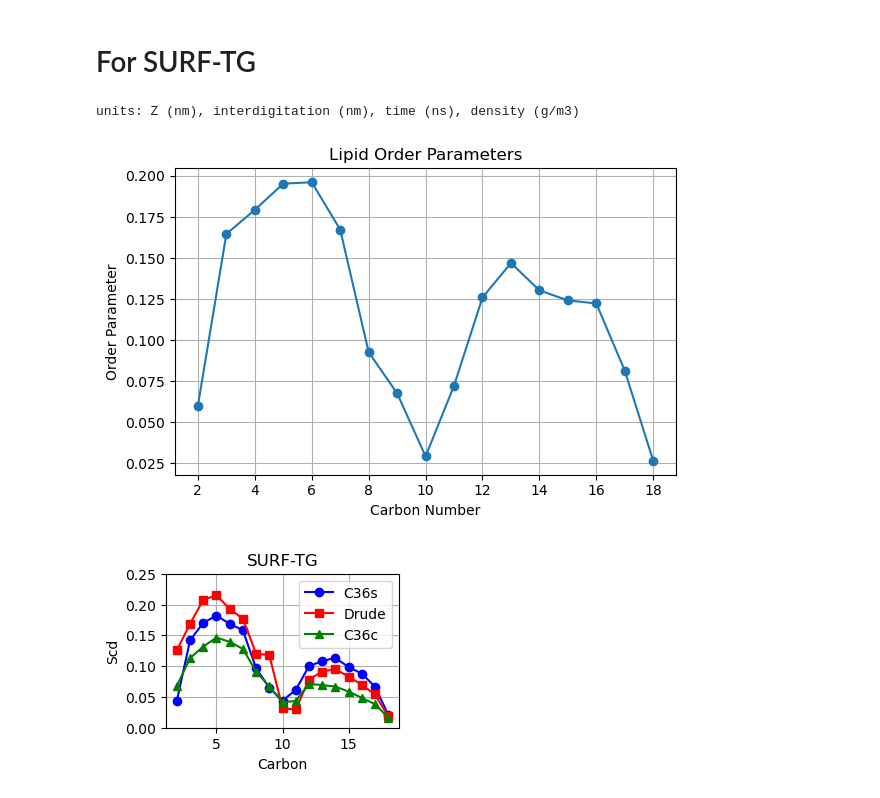
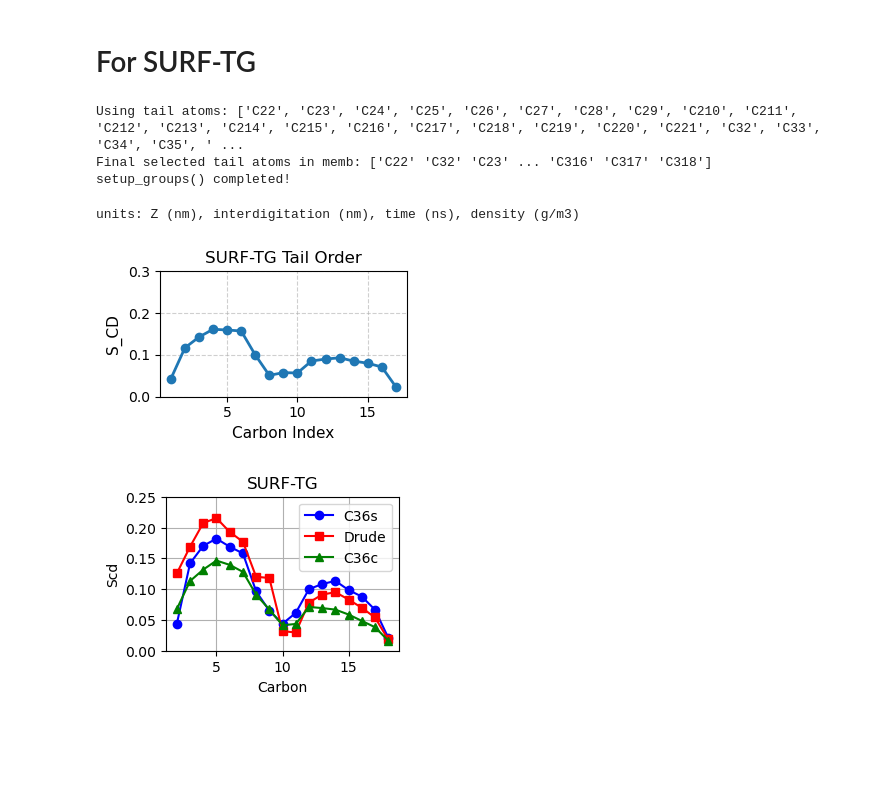
Before and after one commit to jaybraunjr/surface_properties, a Jupyter notebook: surface_properties/examples/order_1.ipynb, the cells around one changed output. Drawn from its saved outputs; the diff is of its cells as text; code cells hidden in the pictures; blank space fills up the shorter version.

```diff
--- a/surface_properties/examples/order_1.ipynb
+++ b/surface_properties/examples/order_1.ipynb
@@ -73,15 +64,17 @@ plt.show()
 # %% [markdown]
 # For SURF-TG
 # %%
-import logging
-
 logger = logging.getLogger(__name__)
 
-interdig_analysis = InterdigitationAnalysis(u, lipids=['POPC', 'DOPE', 'SAPI'], NL='TRIO', water='TIP3')
-results_u = interdig_analysis.interdigit(b=100, e=120)
+interdig_analysis = Surface.InterdigitationAnalysis(u, lipids=['POPC', 'DOPE', 'SAPI'], NL='TRIO', water='TIP3')
+interdig_analysis.setup_groups()
+
+
+results_u = interdig_analysis.interdigit(b=100, e=200)
 strong_u = results_u['strong_residues']
 
 start_frame = 100
+
 def get_dynamic_strong_residues(ts, name=strong_u, start_frame=start_frame):
     current_frame = ts.frame - start_frame
     if 0 <= current_frame < len(name):
@@ -92,32 +85,45 @@ def get_dynamic_strong_residues(ts, name=strong_u, start_frame=start_frame):
         logger.info(f"Frame {ts.frame}: No strong residues available.")
         return []
 
-OP_results = order.run_op(
+
+
+# Run with dynamic residue selection
+op = OrderParameters(
     u,
-    opc,
-    lipid_selection='TRIO3',
+    atomlists=analysis.opc.TRIO1,  # or TRIO3 or whatever head/tail mapping you want
     selection=None,
-    start_frame=start_frame,
-    end_frame=120,
-    output_text='surf_test.dat',
-    get_strong_residues=get_dynamic_strong_residues
+    get_strong_residues=get_dynamic_strong_residues,
+    start=100,
+    stop=200
 )
+
+op.run()
+
+np.savetxt("surf_test.dat", op.results['output'])
+surf_results = op.results['output']
 # %% [output]
-units: Z (nm), interdigitation (nm), time (ns), density (g/m3)
+Using tail atoms: ['C22', 'C23', 'C24', 'C25', 'C26', 'C27', 'C28', 'C29', 'C210', 'C211', 'C212', 'C213', 'C214', 'C215', 'C216', 'C217', 'C218', 'C219', 'C220', 'C221', 'C32', 'C33', 'C34', 'C35', ' ...
+Final selected tail atoms in memb: ['C22' 'C32' 'C23' ... 'C316' 'C317' 'C318']
+setup_groups() completed!
+units: Z (nm), interdigitation (nm), time (ns), density (g/m3)
 # %%
-x_values = OP_results[:, 0]
-y_values = OP_results[:, 1]
 
-plt.figure(figsize=(6,4))
-plt.plot(x_values, y_values, marker='o')
-plt.xlabel('Carbon Number')
-plt.ylabel('Order Parameter')
-plt.title('Lipid Order Parameters')
-plt.grid(True)
+carbons = surf_results[:, 0]
+scd = surf_results[:, 1]
+
+# Plot
+plt.figure(figsize=(3.4, 2.2))
+plt.plot(carbons, scd, marker='o', linestyle='-', linewidth=2)
+
+plt.xlabel("Carbon Index", fontsize=11)
+plt.ylabel("S_CD", fontsize=11)
+plt.title("SURF-TG Tail Order", fontsize=12)
+plt.grid(True, linestyle='--', alpha=0.6)
+plt.ylim(0, 0.3)
 plt.tight_layout()
 plt.show()
 # %% [output]
-[figure, old version]
+[figure, new version]
 # %%
 def plot_surf(u1='surf_c36s.dat', u2='surf_drude.dat', u3='surf_c36c.dat'):
     surf1 = np.loadtxt(u1)
```
Also changed, not shown: parts of 13 cells of this notebook, 9 other files.
